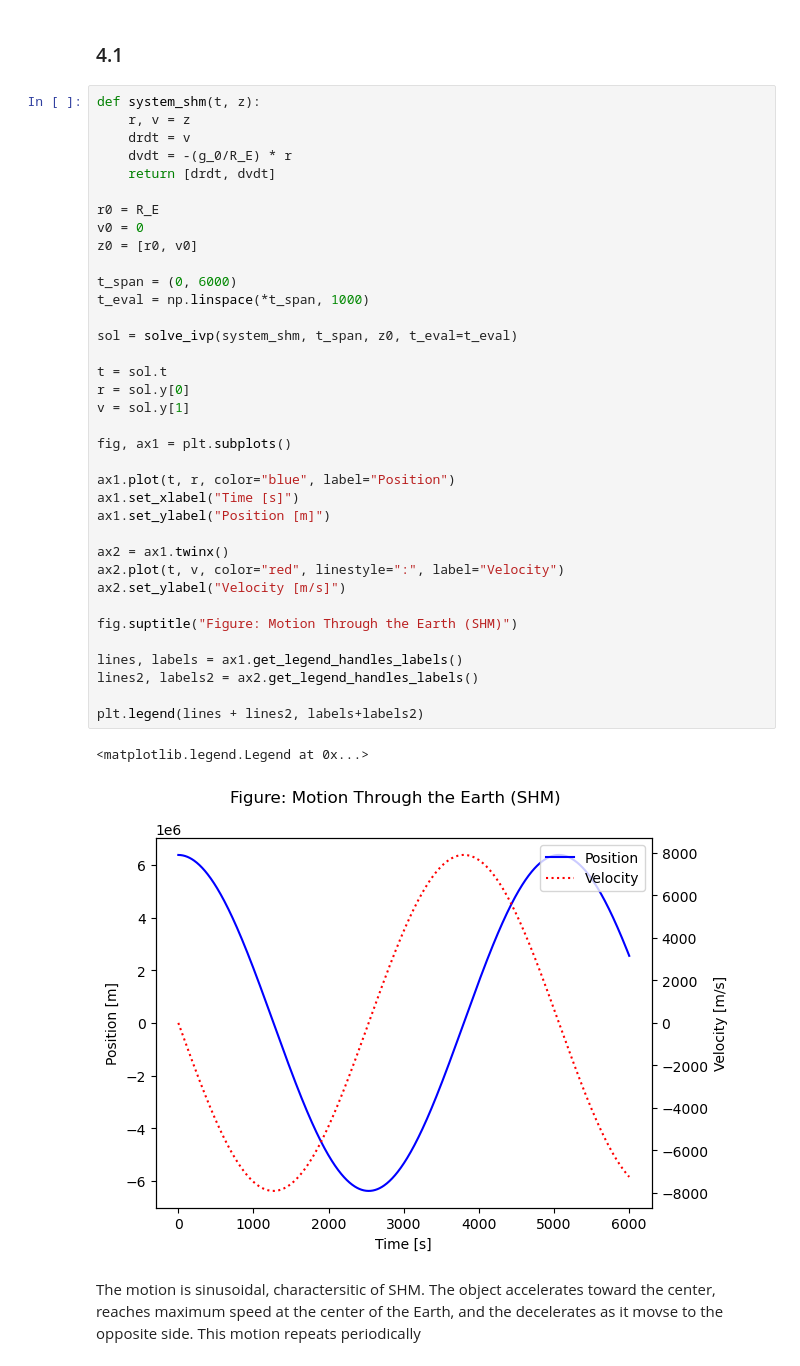
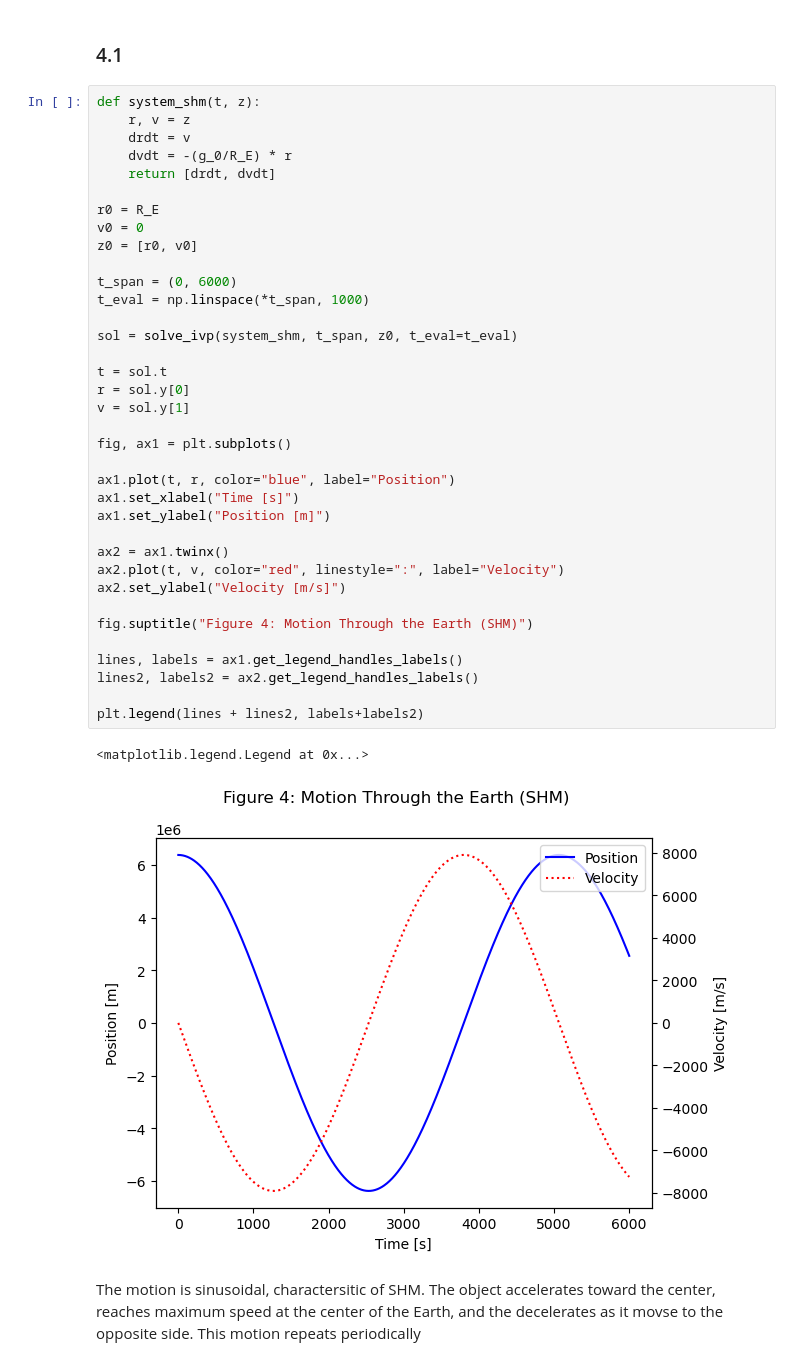
Before and after one commit to mkeen331/PHYS265-spring26, a Jupyter notebook: Lab3/lab3.ipynb, the cells around one changed output. Saved outputs shown, nothing was run; the diff lists cells and outputs as text.

```diff
--- a/Lab3/lab3.ipynb
+++ b/Lab3/lab3.ipynb
@@ -493,35 +582,35 @@ def system_shm(t, z):
 r0 = R_E
 v0 = 0
 z0 = [r0, v0]
 
 t_span = (0, 6000)
 t_eval = np.linspace(*t_span, 1000)
 
 sol = solve_ivp(system_shm, t_span, z0, t_eval=t_eval)
 
 t = sol.t
 r = sol.y[0]
 v = sol.y[1]
 
 fig, ax1 = plt.subplots()
 
 ax1.plot(t, r, color="blue", label="Position")
 ax1.set_xlabel("Time [s]")
 ax1.set_ylabel("Position [m]")
 
 ax2 = ax1.twinx()
 ax2.plot(t, v, color="red", linestyle=":", label="Velocity")
 ax2.set_ylabel("Velocity [m/s]")
 
-fig.suptitle("Figure: Motion Through the Earth (SHM)")
+fig.suptitle("Figure 4: Motion Through the Earth (SHM)")
 
 lines, labels = ax1.get_legend_handles_labels()
 lines2, labels2 = ax2.get_legend_handles_labels()
 
 plt.legend(lines + lines2, labels+labels2)
 # %% [output]
 <matplotlib.legend.Legend at 0x...>
-[figure, old version]
+[figure, new version]
 # %% [markdown]
 The motion is sinusoidal, charactersitic of SHM. The object accelerates toward the center, reaches maximum speed at the center of the Earth, and the decelerates as it movse to the opposite side. This motion repeats periodically
 # %% [markdown]
```
Also changed, not shown: parts of 14 cells of this notebook, 1 other file.
